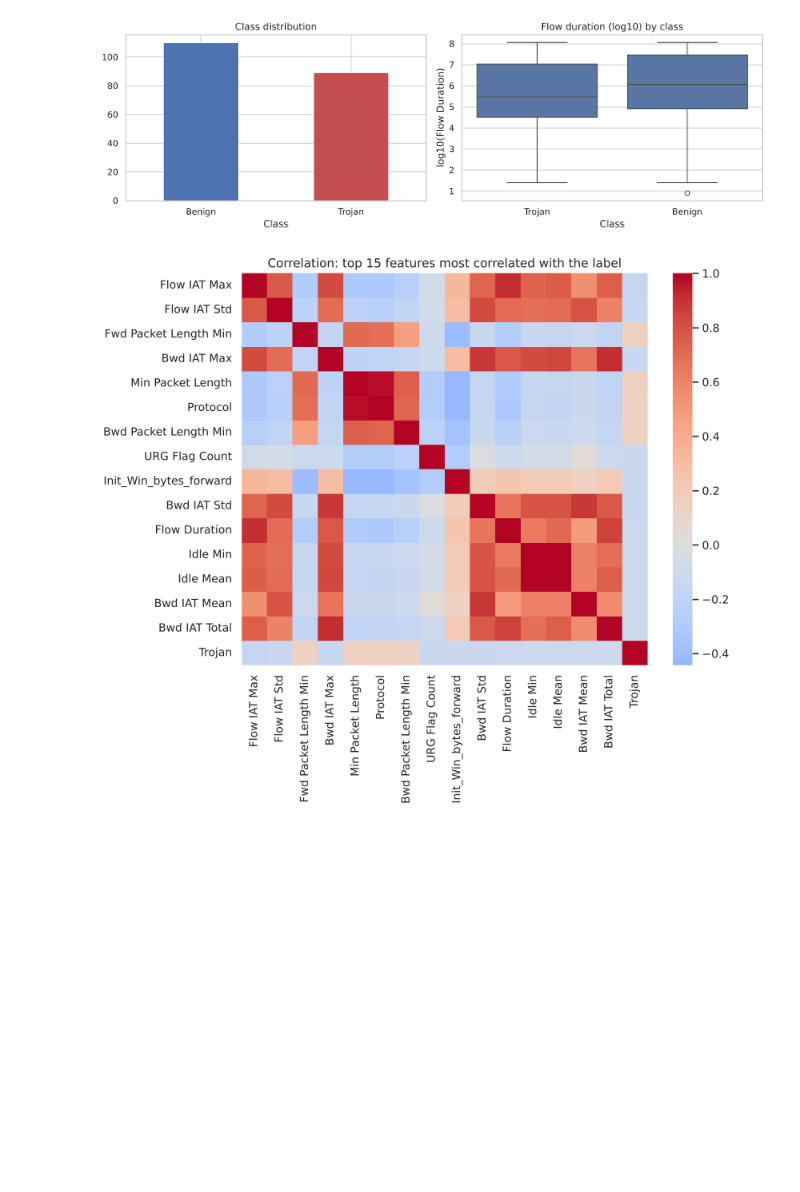
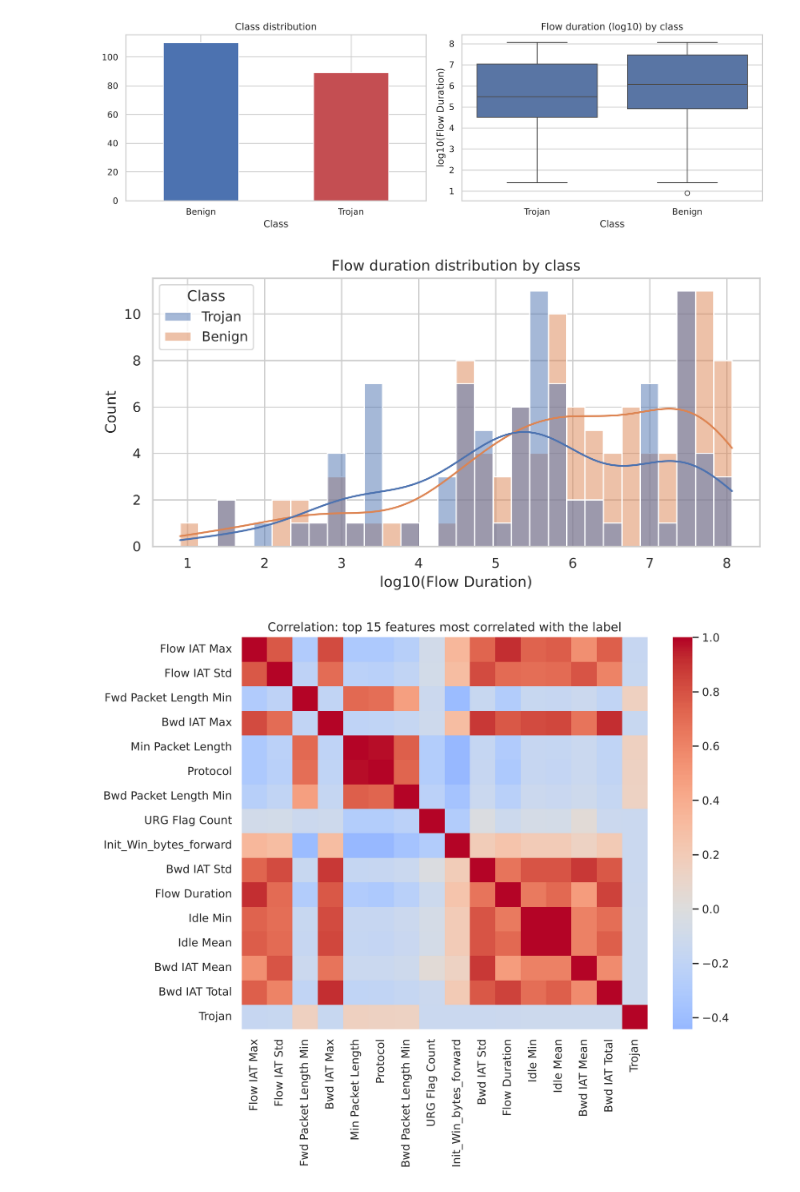
Before and after one commit to AbdallahKhaledAmmar/Trojan-Traffic-Detection, a Jupyter notebook: Trojan_Detection.ipynb, the cells around one changed output. Drawn from its saved outputs; the diff is of its cells as text; code cells hidden in the pictures; blank space fills up the shorter version.

```diff
--- a/Trojan_Detection.ipynb
+++ b/Trojan_Detection.ipynb
@@ -67,6 +67,12 @@ ax[1].set_title('Flow duration (log10) by class'); ax[1].set_ylabel('log10(Flow
 plt.tight_layout(); plt.show()
 # %% [output]
 [figure]
+# %%
+plt.figure(figsize=(9, 4))
+sns.histplot(data=df.assign(log_duration=np.log10(df['Flow Duration'] + 1)), x='log_duration', bins=30, kde=True, hue='Class')
+plt.xlabel('log10(Flow Duration)'); plt.title('Flow duration distribution by class'); plt.show()
+# %% [output]
+[figure, added]
 # %%
 top = X.corrwith(y).abs().sort_values(ascending=False).head(15).index
 plt.figure(figsize=(9, 7))
```
Also changed, not shown: parts of 4 cells of this notebook, 1 other file.
